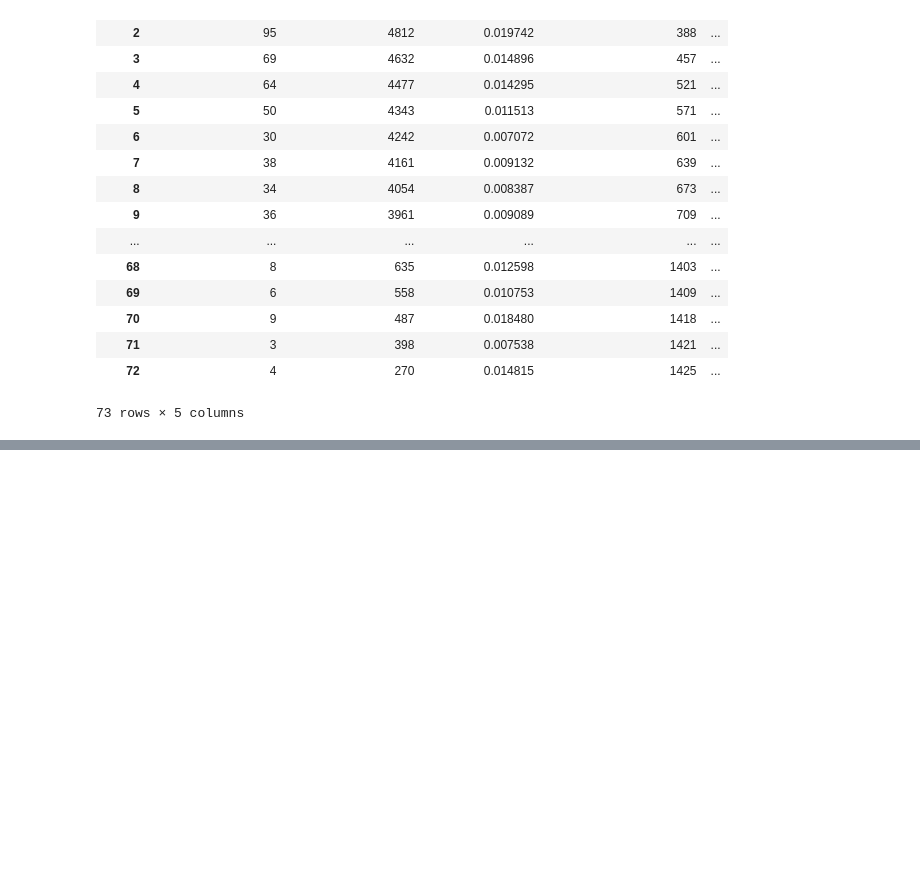
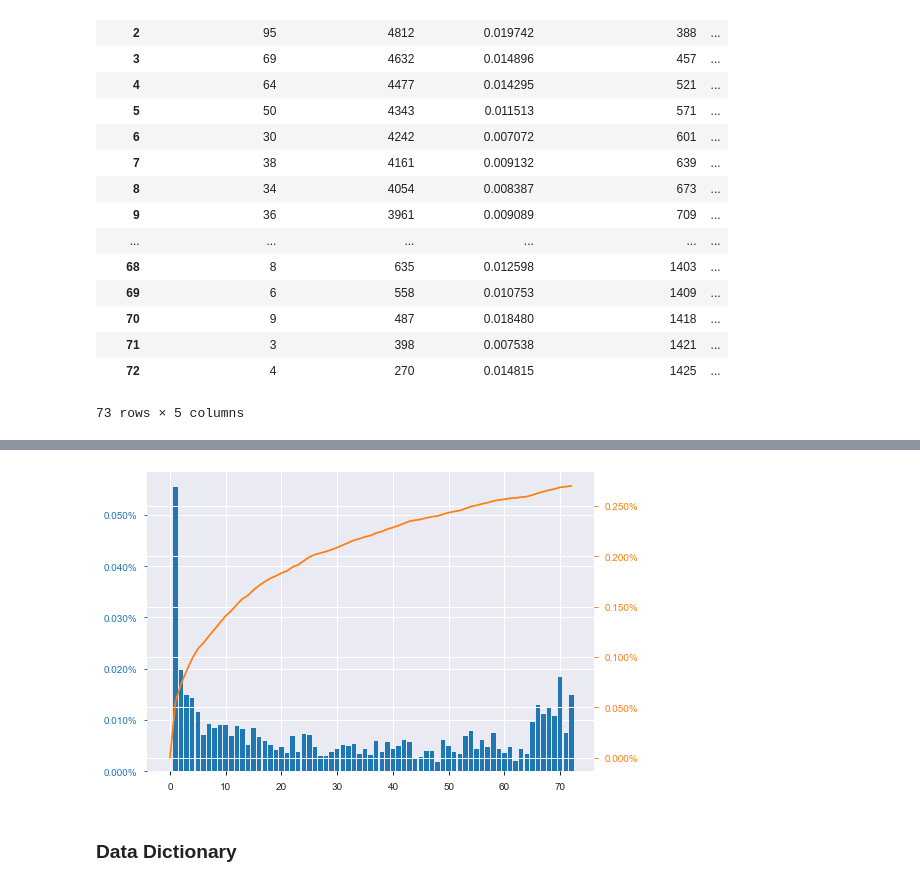
Before and after one commit to kjeliasen/TelcOMG, a Jupyter notebook: Telco_Churn_working.ipynb, the cells around one changed output, grey strips where cells are left out. Saved outputs shown, nothing was run; the diff lists cells and outputs as text; code cells hidden in the pictures; blank space fills up the shorter version.

```diff
--- a/Telco_Churn_working.ipynb
+++ b/Telco_Churn_working.ipynb
@@ -783,13 +718,16 @@ def cumulative_target_analysis(
 
 # tenure_churns = dfo.train[dfo.train.]
 # %%
-cumulative_target_analysis(
+cta = cumulative_target_analysis(
     df=dfo.train,
     target_col=dfo.y_column,
     feature_cal='tenure',
     target_val=True,
     target_val_str='true',
-    idx_numeric=False)
+    idx_numeric=False,
+    debug=True)
+
+cta
 # %% [output]
 |  | tenure_churn_is_true | tenure_eligible_count | tenure_churn_rate | cumulative_churn_is_true | ... |
 | tenure |  |  |  |  | ... |
@@ -812,0 +773,29 @@ cumulative_target_analysis(
+# %%
+@timeifdebug
+def cumulative_target_plot(
+    df,
+    current_column='bar_graph',
+    cumulative_column='perato_graph',
+    **kwargs
+    ):
+
+    fig, ax = plt.subplots()
+    ax.bar(df.index, df[current_column], color="C0")
+    ax.yaxis.set_major_formatter(PercentFormatter())
+    ax2 = ax.twinx()
+    ax2.plot(df.index, df[cumulative_column], color="C1", ms=7)
+    ax2.yaxis.set_major_formatter(PercentFormatter())
+
+    ax.tick_params(axis="y", colors="C0")
+    ax2.tick_params(axis="y", colors="C1")
+    plt.show()
+# %%
+cta_plot = cumulative_target_plot(
+    df=cta,
+    current_column='tenure_churn_rate',
+    cumulative_column='cumulative_churn_rate',
+    debug=True)
+# %% [output]
+[figure, added]
+# %% [markdown]
+### Data Dictionary
```
Also changed, not shown: parts of 65 cells of this notebook, 13 other files.
